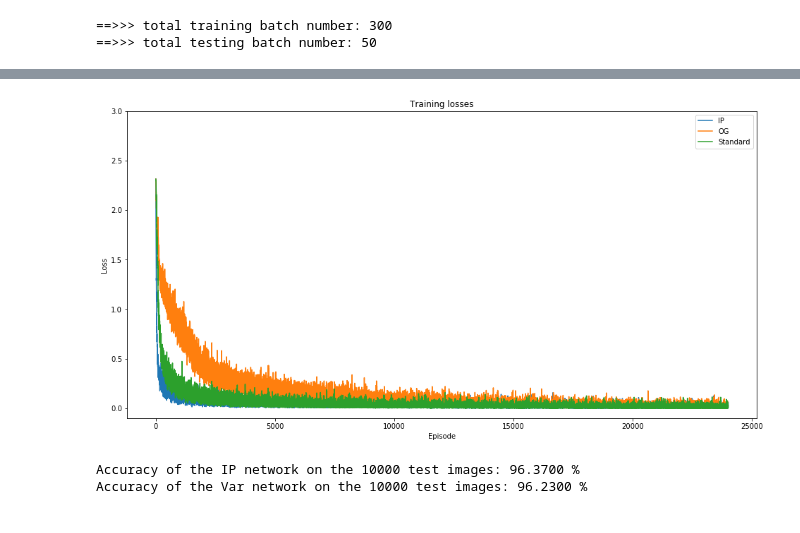
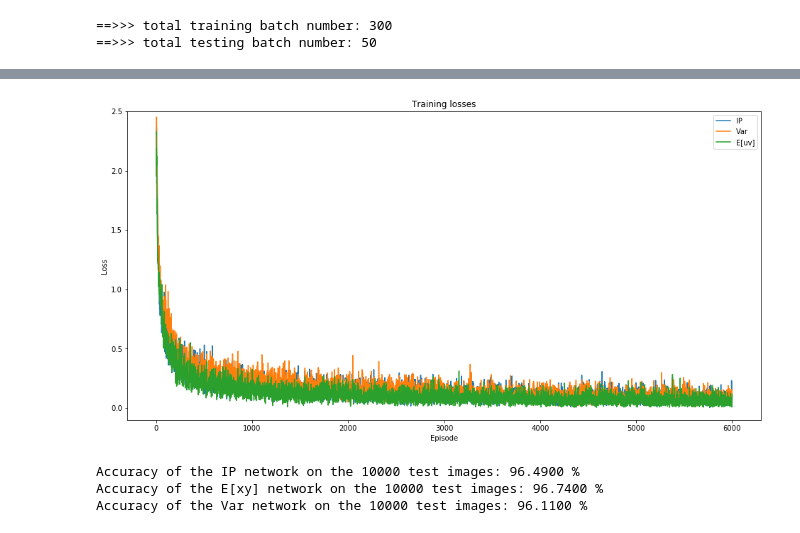
Before and after one commit to Shawfest/ip, a Jupyter notebook: compare-ip-params.ipynb, the cells around one changed output, grey strips where cells are left out. Drawn from its saved outputs; the diff is of its cells as text; code cells hidden in the pictures.

```diff
--- a/compare-ip-params.ipynb
+++ b/compare-ip-params.ipynb
@@ -285,7 +325,7 @@ def train_deep_model(network, optimization, seed):
     loss_tracker = []
     episode = 1
 
-    for epoch in range(80):  # loop over the dataset multiple times
+    for epoch in range(20):  # loop over the dataset multiple times
 
         running_loss = 0.0
 
@@ -416,18 +467,19 @@ Training Deep Standard Net
 Finished training!
 # %%
 plt.figure(figsize=(16, 8))
-plt.ylim([-0.1, 3])
+plt.ylim([-0.1, 2.5])
 plt.title("Training losses")
 plt.plot(ip_losses[0], ip_losses[1], label="IP")
-# plt.plot(var_losses[0], var_losses[1], label="Var")
-plt.plot(og_losses[0], og_losses[1], label="OG")
-plt.plot(standard_losses[0], standard_losses[1], label="Standard")
+plt.plot(var_losses[0], var_losses[1], label="Var")
+# plt.plot(og_losses[0], og_losses[1], label="OG")
+plt.plot(ipish_losses[0], ipish_losses[1], label="E[uv]")
+# plt.plot(standard_losses[0], standard_losses[1], label="Standard")
 plt.xlabel("Episode")
 plt.ylabel("Loss")
 plt.legend()
 plt.show()
 # %% [output]
-[figure, old version]
+[figure, new version]
 # %%
 correct = 0
 total = 0
@@ -441,6 +493,20 @@ with torch.no_grad():
         correct += (predicted == labels).sum().item()
 
 print('Accuracy of the IP network on the 10000 test images: %.4f %%' % (
+    100 * correct / total))
+
+correct = 0
+total = 0
+with torch.no_grad():
+    for data in testloader:
+        images, labels = data
+        images, labels = images.to(device), labels.to(device)
+        y9  = Dishnet(images)
+        _, predicted = torch.max(y9.data, 1)
+        total += labels.size(0)
+        correct += (predicted == labels).sum().item()
+
+print('Accuracy of the E[xy] network on the 10000 test images: %.4f %%' % (
     100 * correct / total))
 
 correct = 0
@@ -465,5 +531,6 @@ print('Accuracy of the Var network on the 10000 test images: %.4f %%' % (
 # max_weight = val1.max(0)
 # print(max_weight)
 # %% [output]
-Accuracy of the IP network on the 10000 test images: 96.3700 %
-Accuracy of the Var network on the 10000 test images: 96.2300 %
+Accuracy of the IP network on the 10000 test images: 96.4900 %
+Accuracy of the E[xy] network on the 10000 test images: 96.7400 %
+Accuracy of the Var network on the 10000 test images: 96.1100 %
```
Also changed, not shown: parts of 2 cells of this notebook.
